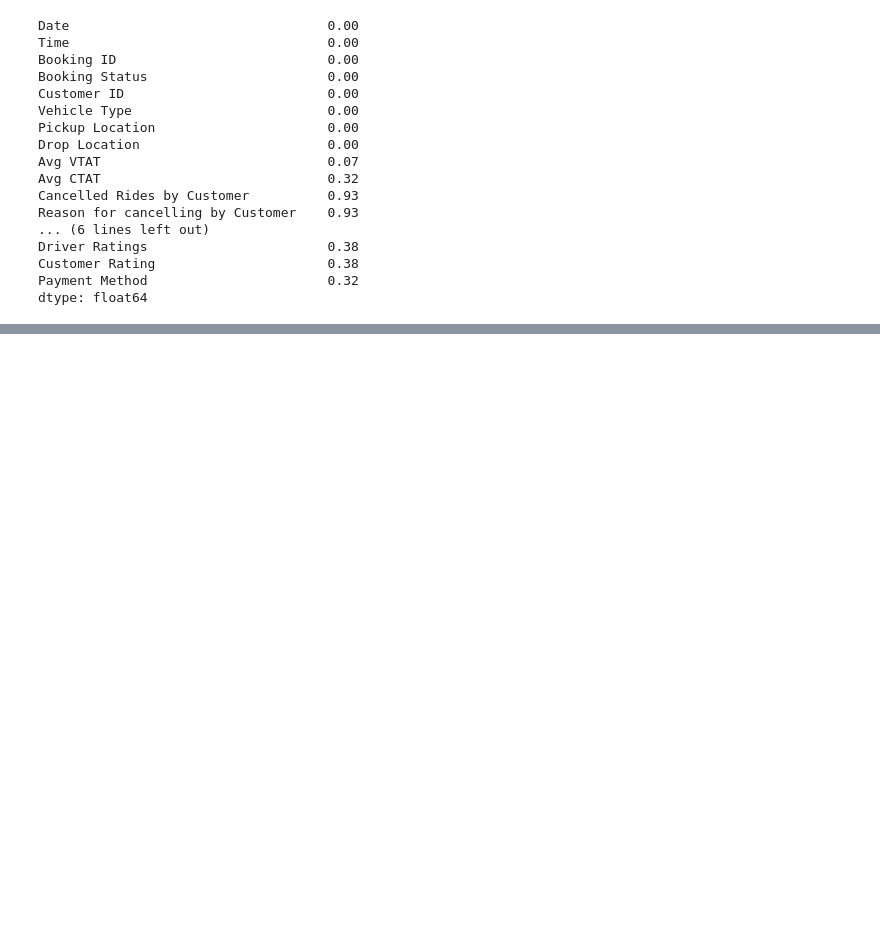
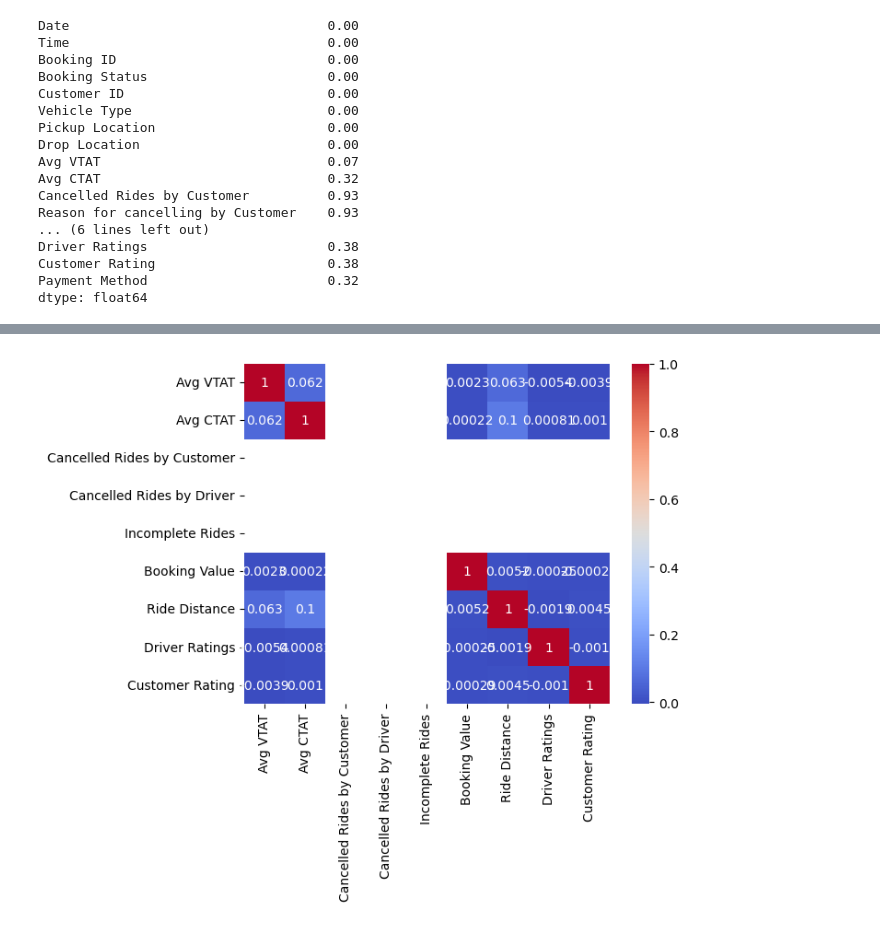
Before and after one commit to UBC-MDS/DSCI-532_2026_32_Uber_dashboard, a Jupyter notebook: notebooks/eda_analysis.ipynb, the cells around one changed output, grey strips where cells are left out. Saved outputs shown, nothing was run; the diff lists cells and outputs as text; code cells hidden in the pictures; blank space fills up the shorter version.

```diff
--- a/notebooks/eda_analysis.ipynb
+++ b/notebooks/eda_analysis.ipynb
@@ -117,0 +129,5 @@ dtype: float64
+# %%
+sns.heatmap(data.corr(numeric_only=True), annot=True, cmap="coolwarm")
+plt.show()
+# %% [output]
+[figure, added]
```
Also changed, not shown: parts of 3 cells of this notebook.
